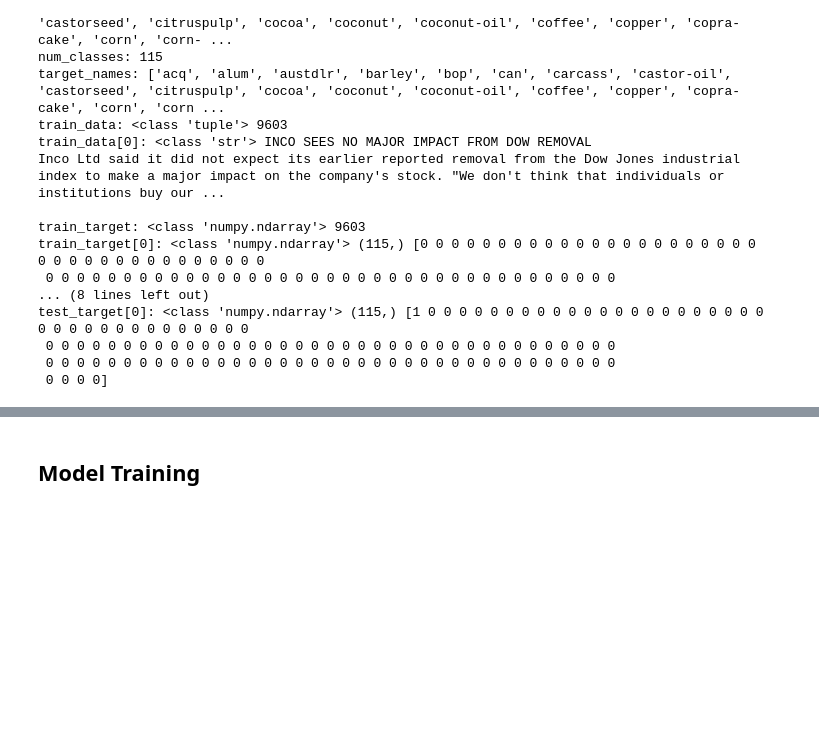
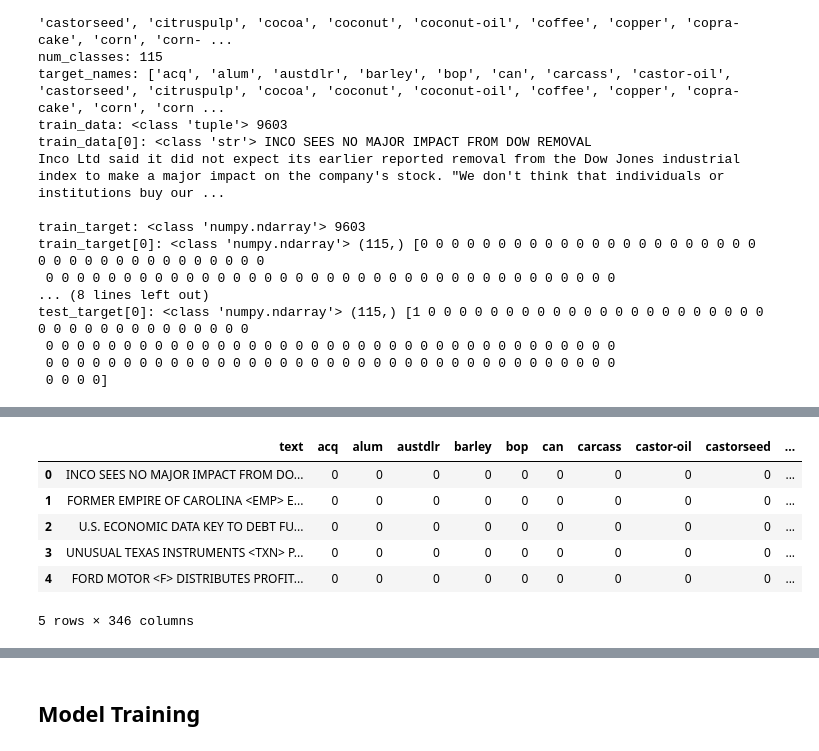
Before and after one commit to pworth1971/layer-cake, a Jupyter notebook: src/nn_test/multi_label_text_classification_BERT.ipynb, the cells around one changed output, grey strips where cells are left out. Drawn from its saved outputs; the diff is of its cells as text; code cells hidden in the pictures; blank space fills up the shorter version.

Commit message:
wokring single and multilabel text classification in trans_layer_cake2

```diff
--- a/src/nn_test/multi_label_text_classification_BERT.ipynb
+++ b/src/nn_test/multi_label_text_classification_BERT.ipynb
@@ -153,3 +159,11 @@ test_target[0]: <class 'numpy.ndarray'> (115,) [1 0 0 0 0 0 0 0 0 0 0 0 0 0 0 0
  0 0 0 0 0 0 0 0 0 0 0 0 0 0 0 0 0 0 0 0 0 0 0 0 0 0 0 0 0 0 0 0 0 0 0 0 0
  0 0 0 0 0 0 0 0 0 0 0 0 0 0 0 0 0 0 0 0 0 0 0 0 0 0 0 0 0 0 0 0 0 0 0 0 0
  0 0 0 0]
+# %%
+# Convert the tuple to a DataFrame with each element in a separate row
+df_train_data = pd.DataFrame(train_data, columns=["text"])
+df_test_data = pd.DataFrame(test_data, columns=["text"])
+
+# Display the DataFrame
+print(df_train_data.head())
+print(df_test_data.head())
@@ -155,0 +183,16 @@ test_target[0]: <class 'numpy.ndarray'> (115,) [1 0 0 0 0 0 0 0 0 0 0 0 0 0 0 0
+# %%
+# Create a DataFrame for the train_target array with columns for each class
+target_df = pd.DataFrame(train_target, columns=target_names)
+
+# Concatenate the text data DataFrame with the target DataFrame
+df_train_data = pd.concat([df_train_data, target_df], axis=1)
+
+df_train_data.head()
+# %% [output]
+|  | text | acq | alum | austdlr | barley | bop | can | carcass | castor-oil | castorseed | ... |
+| 0 | INCO SEES NO MAJOR IMPACT FROM DO... | 0 | 0 | 0 | 0 | 0 | 0 | 0 | 0 | 0 | ... |
+| 1 | FORMER EMPIRE OF CAROLINA <EMP> E... | 0 | 0 | 0 | 0 | 0 | 0 | 0 | 0 | 0 | ... |
+| 2 | U.S. ECONOMIC DATA KEY TO DEBT FU... | 0 | 0 | 0 | 0 | 0 | 0 | 0 | 0 | 0 | ... |
+| 3 | UNUSUAL TEXAS INSTRUMENTS <TXN> P... | 0 | 0 | 0 | 0 | 0 | 0 | 0 | 0 | 0 | ... |
+| 4 | FORD MOTOR <F> DISTRIBUTES PROFIT... | 0 | 0 | 0 | 0 | 0 | 0 | 0 | 0 | 0 | ... |
+5 rows × 346 columns
```
Also changed, not shown: parts of 23 cells of this notebook, 3 other files.
